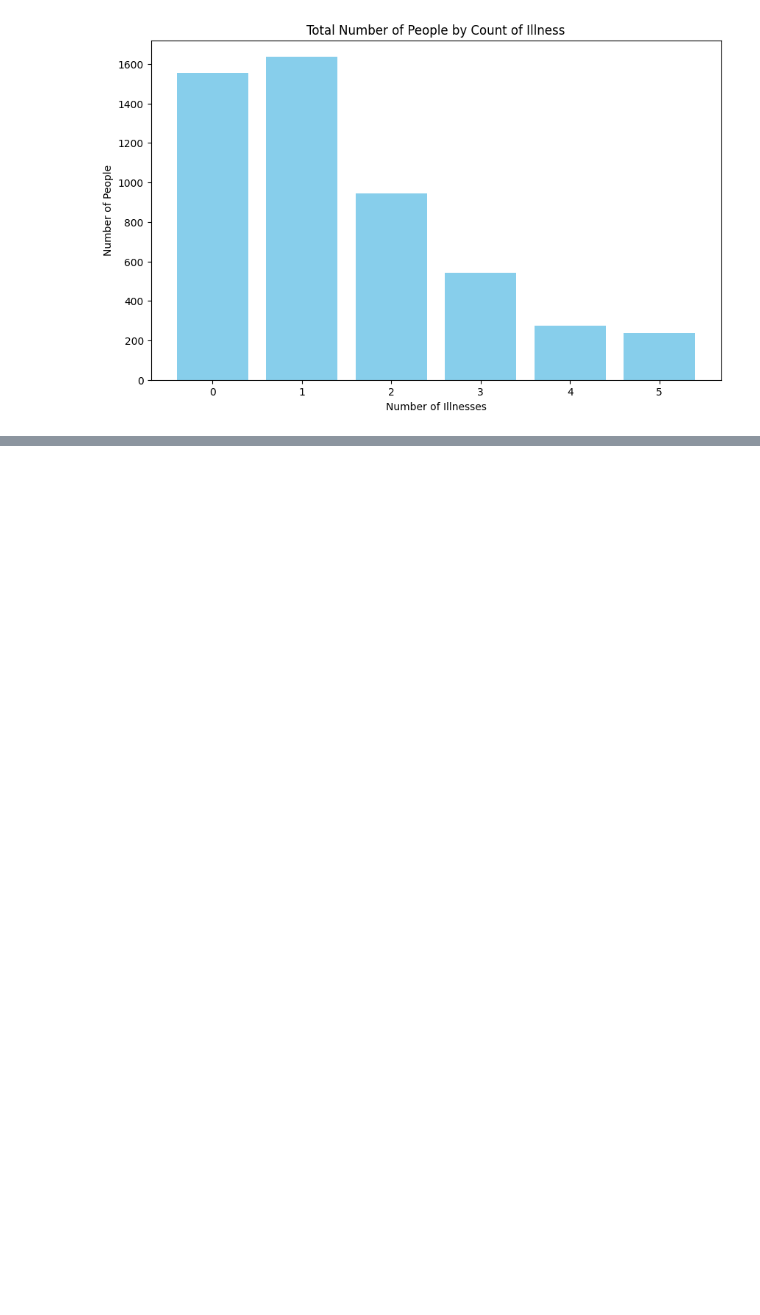
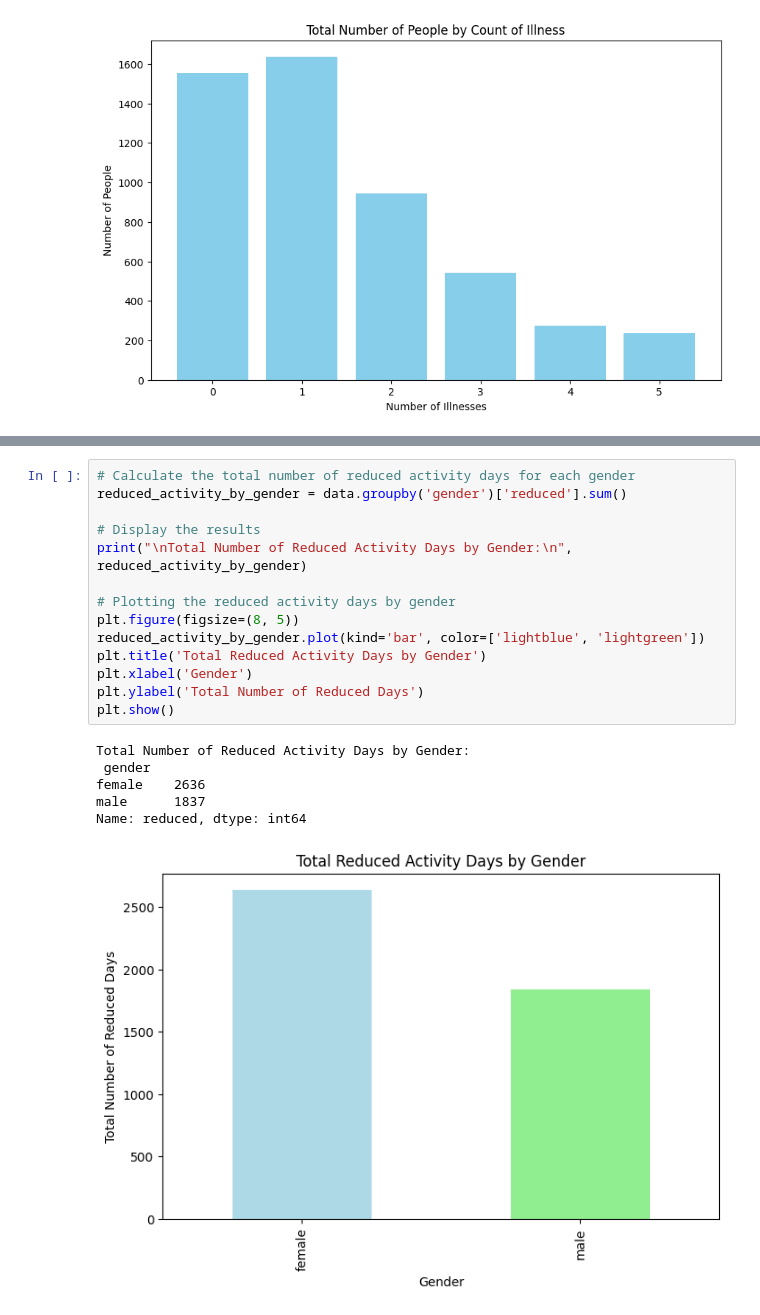
Before and after one commit to AbdulSarban/Vi_Intership_Major_Project, a Jupyter notebook: solution.ipynb, the cells around one changed output, grey strips where cells are left out. Drawn from its saved outputs; the diff is of its cells as text; blank space fills up the shorter version.

```diff
--- a/solution.ipynb
+++ b/solution.ipynb
@@ -66,0 +74,21 @@ plt.show()
+# %%
+# Calculate the total number of reduced activity days for each gender
+reduced_activity_by_gender = data.groupby('gender')['reduced'].sum()
+
+# Display the results
+print("\nTotal Number of Reduced Activity Days by Gender:\n", reduced_activity_by_gender)
+
+# Plotting the reduced activity days by gender
+plt.figure(figsize=(8, 5))
+reduced_activity_by_gender.plot(kind='bar', color=['lightblue', 'lightgreen'])
+plt.title('Total Reduced Activity Days by Gender')
+plt.xlabel('Gender')
+plt.ylabel('Total Number of Reduced Days')
+plt.show()
+# %% [output]
+Total Number of Reduced Activity Days by Gender:
+ gender
+female    2636
+male      1837
+Name: reduced, dtype: int64
+[figure, added]
```
Also changed, not shown: parts of 4 cells of this notebook.
